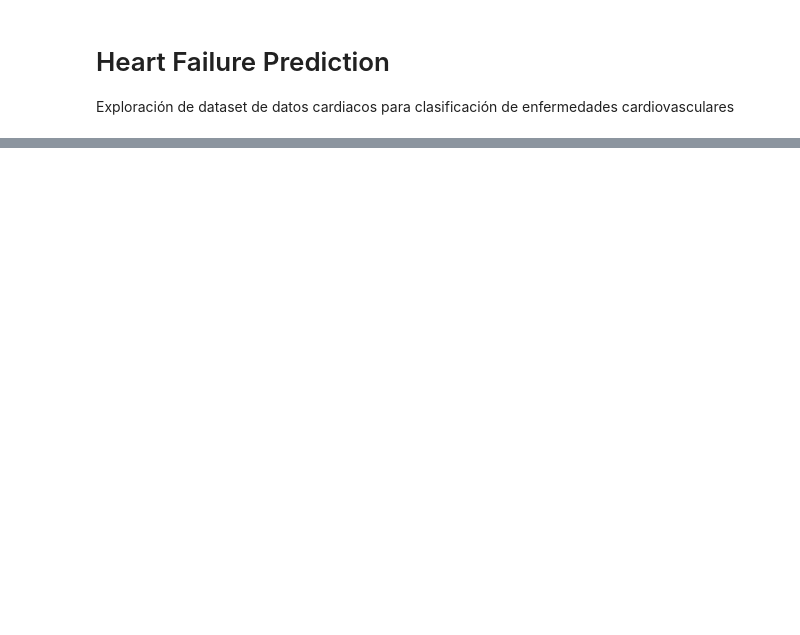
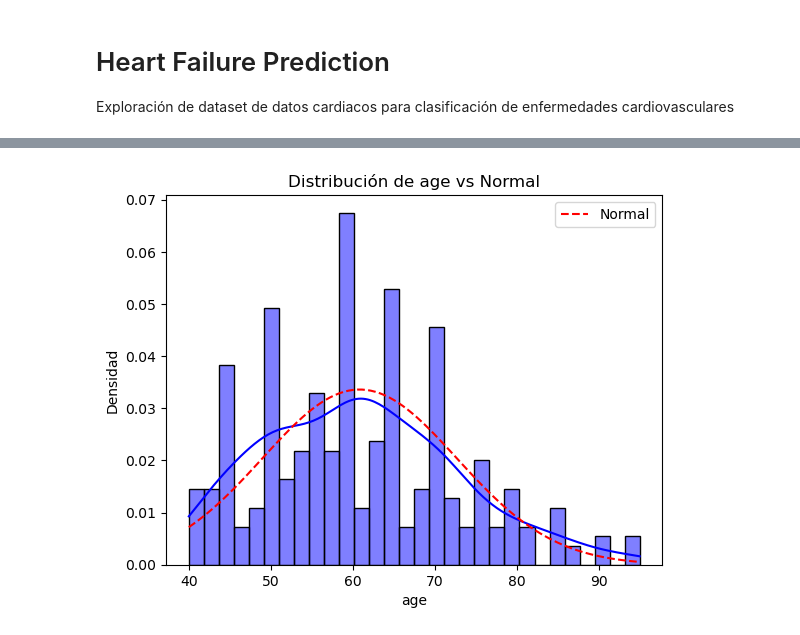
Before and after one commit to Sher016/IA, a Jupyter notebook: 01 - exploración.ipynb, the cells around one changed output, grey strips where cells are left out. Saved outputs shown, nothing was run; the diff lists cells and outputs as text; code cells hidden in the pictures; blank space fills up the shorter version.

```diff
--- a/01 - exploración.ipynb
+++ b/01 - exploración.ipynb
@@ -124,0 +244,25 @@ plt.show()
+# %%
+
+from scipy.stats import norm
+
+def plot_normal(df, factor):
+    data = df[factor]
+
+    sns.histplot(data, kde=True, stat='density', color='blue', bins=40)
+
+    mean, std = np.mean(data), np.std(data)
+    x = np.linspace(data.min(), data.max(), 100)
+    p = norm.pdf(x, mean, std)
+
+    # Graficar la distribución normal
+    plt.plot(x, p, 'r--', label='Normal')
+    plt.xlabel(factor)
+    plt.ylabel('Densidad')
+    plt.title(f'Distribución de {factor} vs Normal')
+    plt.legend()
+    plt.show()
+# %%
+plot_normal(df,'age')
+plot_normal(df,'age')
+# %% [output]
+[figure, added]
```
Also changed, not shown: parts of 31 cells of this notebook, 1 other file.
